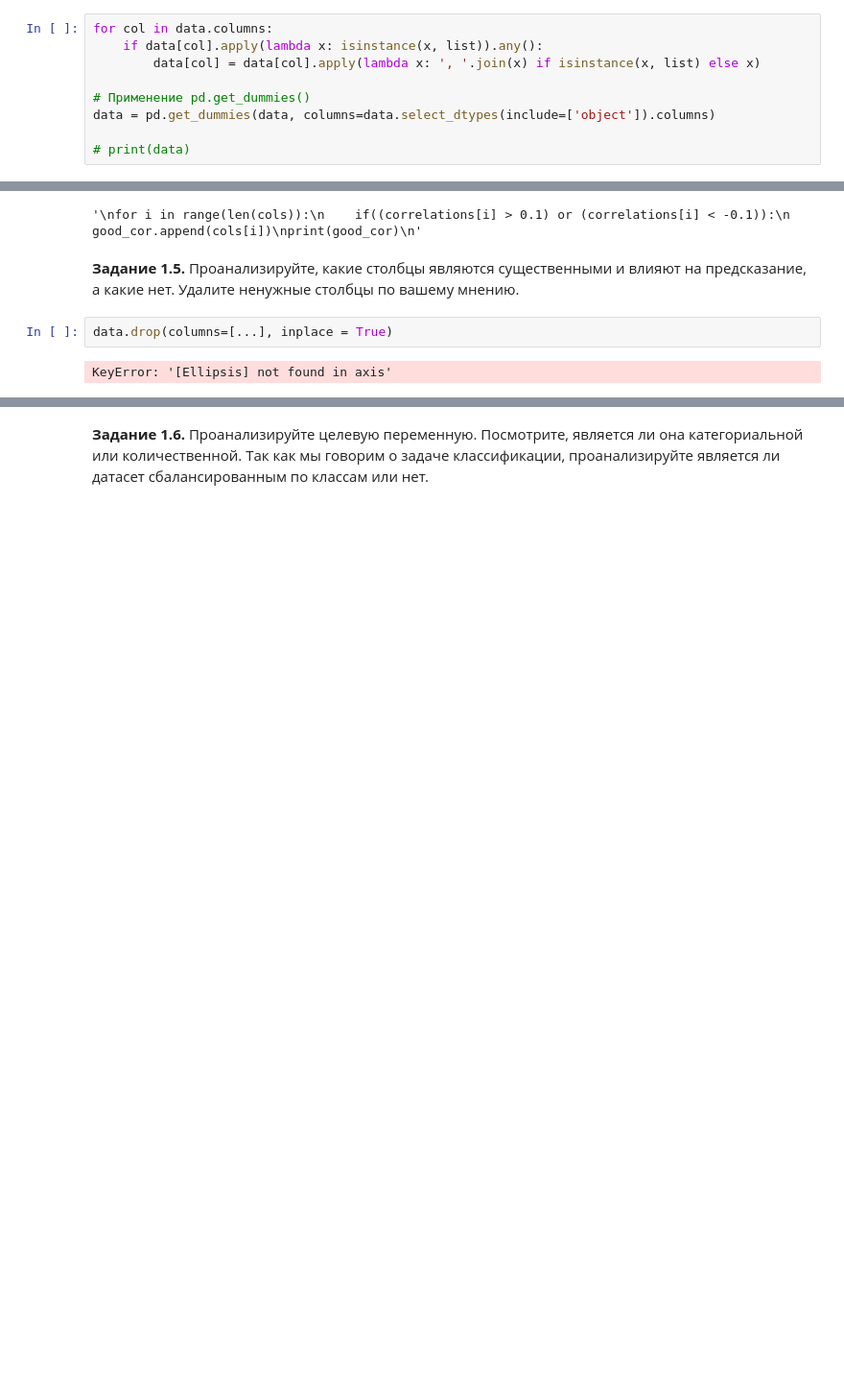
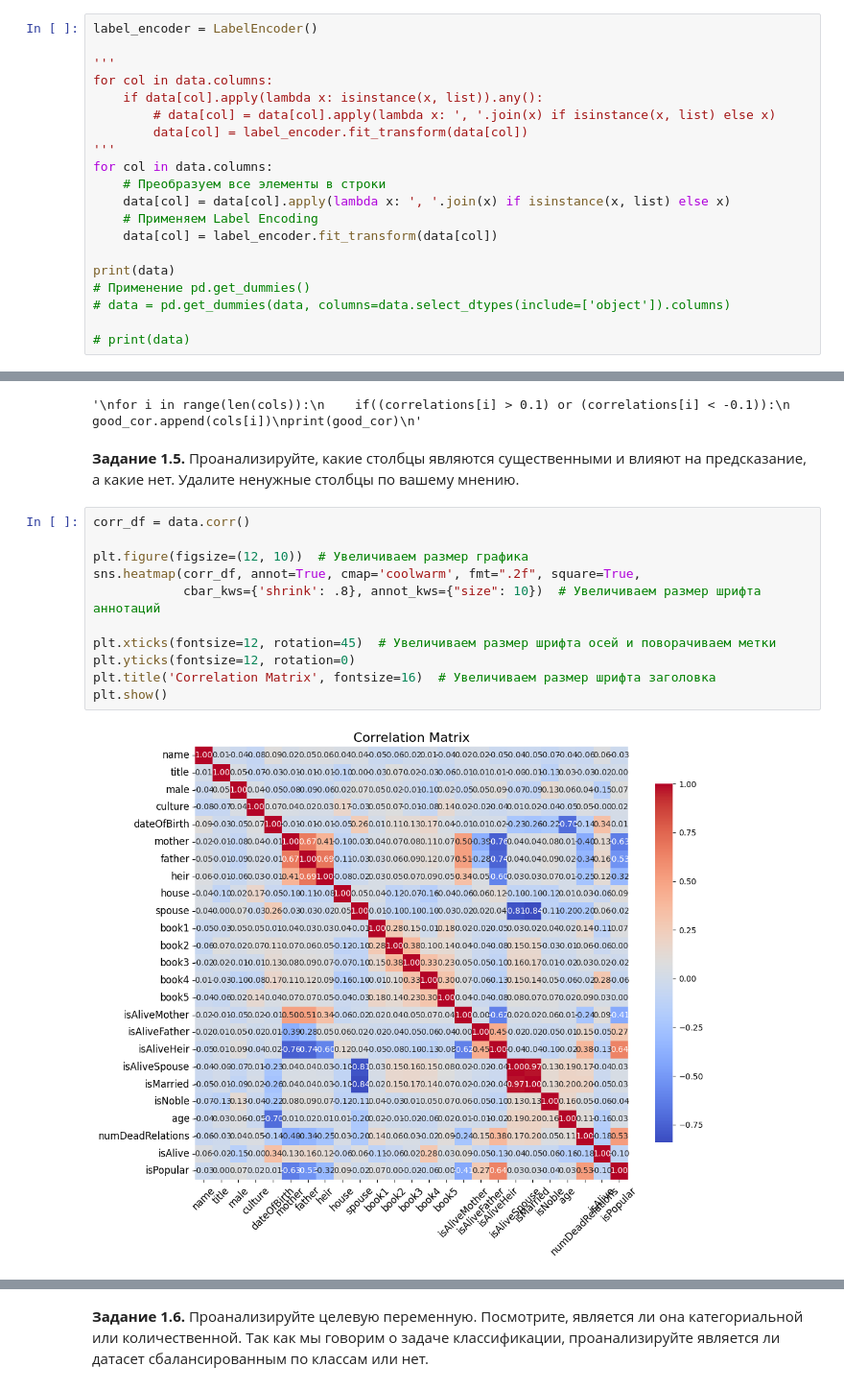
Before and after one commit to urmasa-tar/DeepLearningSchool, a Jupyter notebook: Sem01/les01/GameOfThrounes/hw_1_game_of_thrones.ipynb, the cells around one changed output, grey strips where cells are left out. Shown at 96% size. Saved outputs shown, nothing was run; the diff lists cells and outputs as text; blank space fills up the shorter version.

```diff
--- a/Sem01/les01/GameOfThrounes/hw_1_game_of_thrones.ipynb
+++ b/Sem01/les01/GameOfThrounes/hw_1_game_of_thrones.ipynb
@@ -321,11 +337,22 @@ print(unique_values_df)
 # %% [markdown]
 <h3>Encoder for data</h3>
 # %%
+label_encoder = LabelEncoder()
+
+'''
 for col in data.columns:
     if data[col].apply(lambda x: isinstance(x, list)).any():
-        data[col] = data[col].apply(lambda x: ', '.join(x) if isinstance(x, list) else x)
+        # data[col] = data[col].apply(lambda x: ', '.join(x) if isinstance(x, list) else x)
+        data[col] = label_encoder.fit_transform(data[col])
+'''
+for col in data.columns:
+    # Преобразуем все элементы в строки
+    data[col] = data[col].apply(lambda x: ', '.join(x) if isinstance(x, list) else x)
+    # Применяем Label Encoding
+    data[col] = label_encoder.fit_transform(data[col])
 
+print(data)
 # Применение pd.get_dummies()
-data = pd.get_dummies(data, columns=data.select_dtypes(include=['object']).columns)
+# data = pd.get_dummies(data, columns=data.select_dtypes(include=['object']).columns)
 
 # print(data)
@@ -369,7 +413,16 @@ Index(['male', 'dateOfBirth', 'book1', 'book2', 'book3', 'book4', 'book5',
 '\nfor i in range(len(cols)):\n    if((correlations[i] > 0.1) or (correlations[i] < -0.1)):\n        good_cor.append(cols[i])\nprint(good_cor)\n'
 # %% [markdown]
 **Задание 1.5.** Проанализируйте, какие столбцы являются существенными и влияют на предсказание, а какие нет. Удалите ненужные столбцы по вашему мнению.
-# %%
-data.drop(columns=[...], inplace = True)
-# %% [output]
-KeyError: '[Ellipsis] not found in axis'
+# %%
+corr_df = data.corr()
+
+plt.figure(figsize=(12, 10))  # Увеличиваем размер графика
+sns.heatmap(corr_df, annot=True, cmap='coolwarm', fmt=".2f", square=True,
+            cbar_kws={'shrink': .8}, annot_kws={"size": 10})  # Увеличиваем размер шрифта аннотаций
+
+plt.xticks(fontsize=12, rotation=45)  # Увеличиваем размер шрифта осей и поворачиваем метки
+plt.yticks(fontsize=12, rotation=0)
+plt.title('Correlation Matrix', fontsize=16)  # Увеличиваем размер шрифта заголовка
+plt.show()
+# %% [output]
+[figure, added]
```
Also changed, not shown: parts of 12 cells of this notebook.
